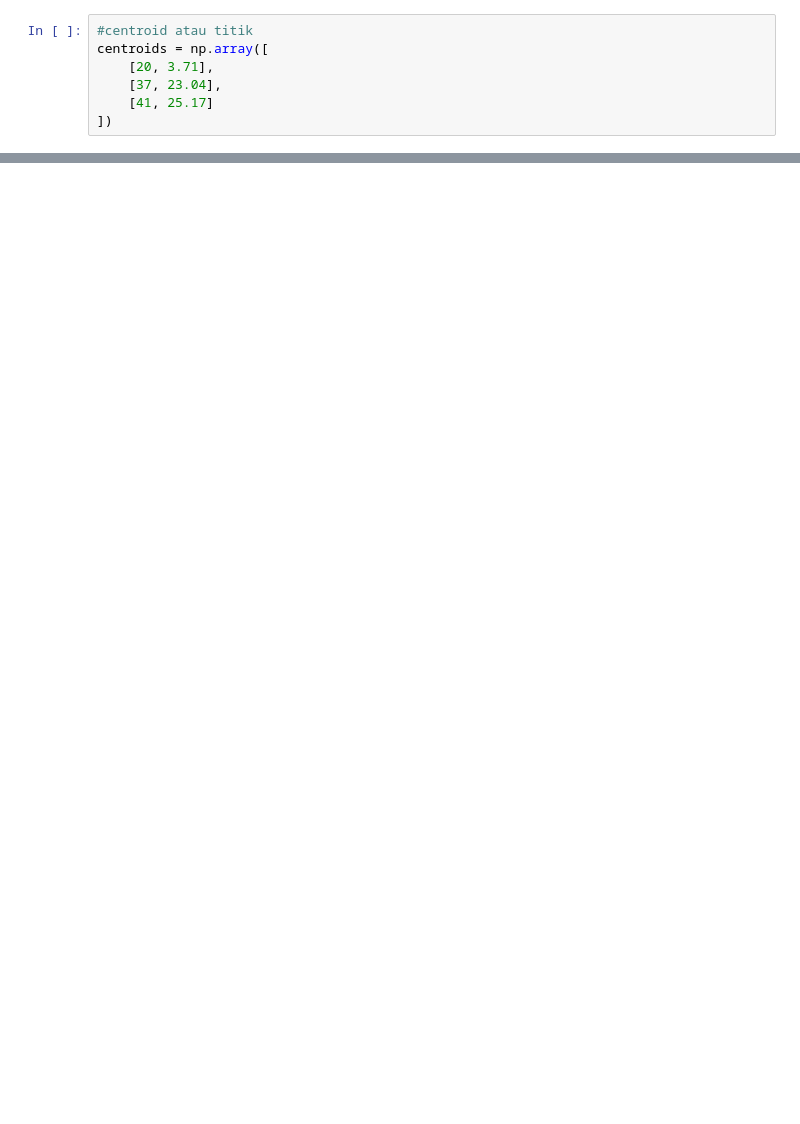
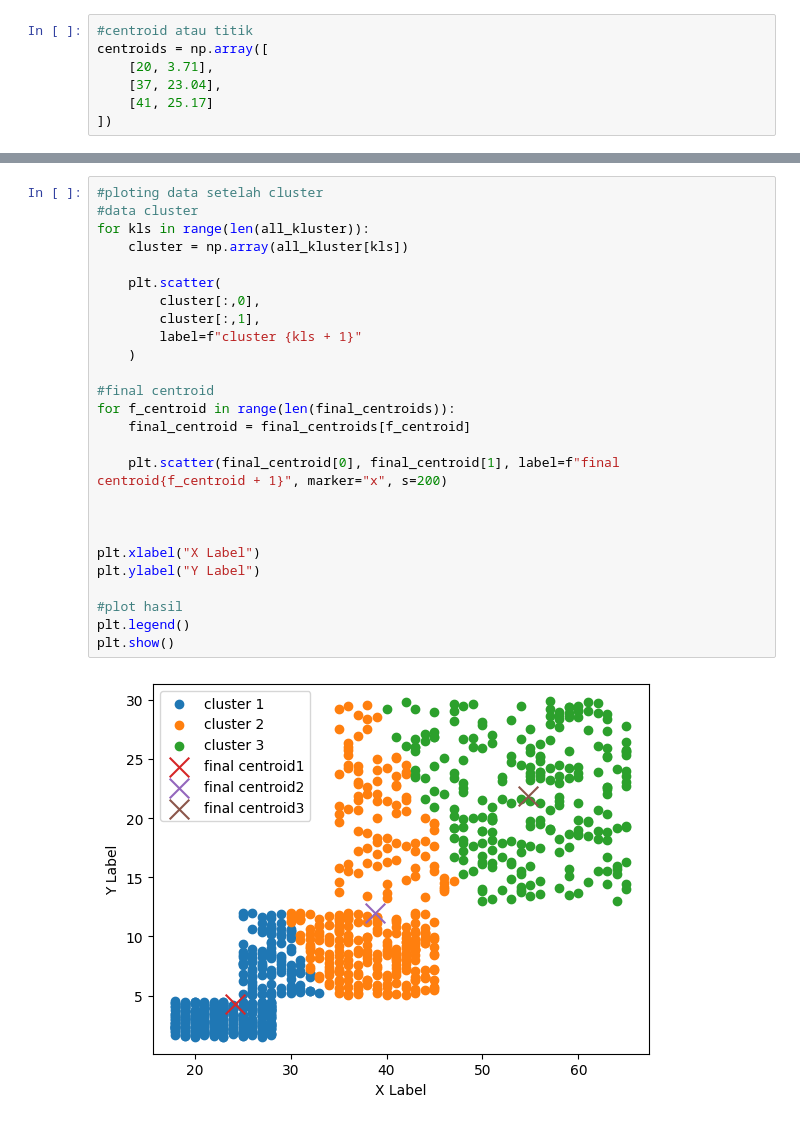
Before and after one commit to R1fky/algoritma_k-means-clustering, a Jupyter notebook: customer_segmentation/k-means.ipynb, the cells around one changed output, grey strips where cells are left out. Saved outputs shown, nothing was run; the diff lists cells and outputs as text; blank space fills up the shorter version.

```diff
--- a/customer_segmentation/k-means.ipynb
+++ b/customer_segmentation/k-means.ipynb
@@ -127,0 +176,28 @@ k_means(datas_points, centroids)
+# %%
+#ploting data setelah cluster
+#data cluster
+for kls in range(len(all_kluster)):
+    cluster = np.array(all_kluster[kls])
+
+    plt.scatter(
+        cluster[:,0],
+        cluster[:,1],
+        label=f"cluster {kls + 1}"
+    )
+
+#final centroid
+for f_centroid in range(len(final_centroids)):
+    final_centroid = final_centroids[f_centroid]
+
+    plt.scatter(final_centroid[0], final_centroid[1], label=f"final centroid{f_centroid + 1}", marker="x", s=200)
+
+
+
+plt.xlabel("X Label")
+plt.ylabel("Y Label")
+
+#plot hasil
+plt.legend()
+plt.show()
+# %% [output]
+[figure, added]
```
Also changed, not shown: parts of 5 cells of this notebook.
